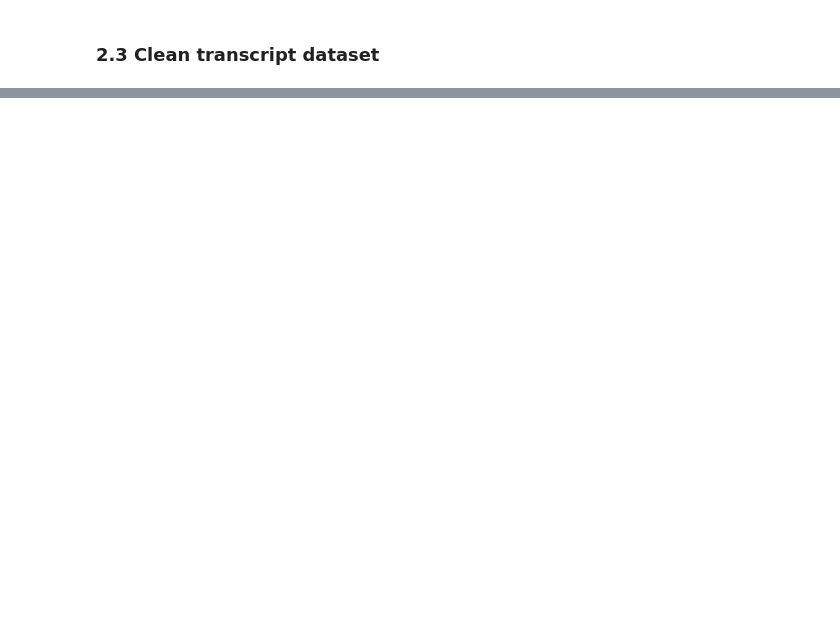
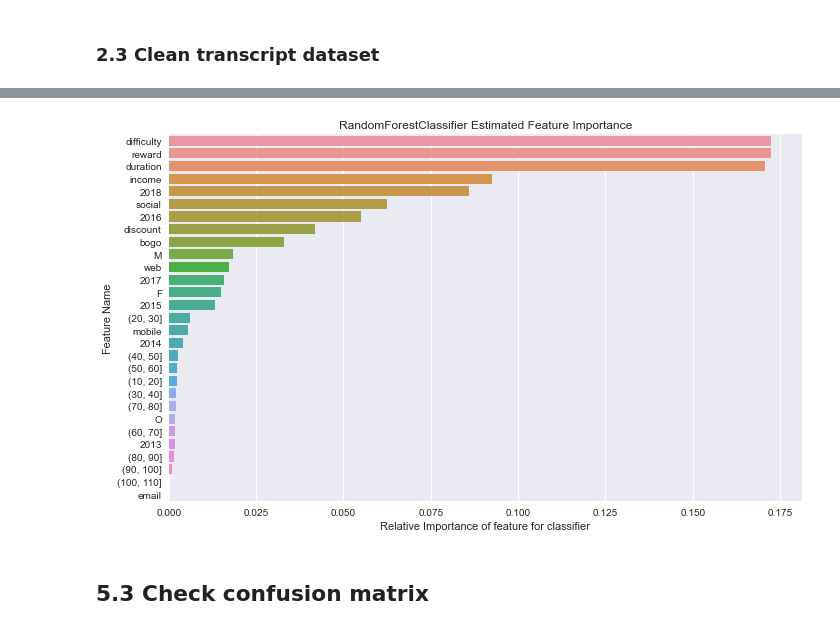
Before and after one commit to s0ap/Starbucks_Capstone_Project, a Jupyter notebook: Starbucks_Capstone_notebook.ipynb, the cells around one changed output, grey strips where cells are left out. Saved outputs shown, nothing was run; the diff lists cells and outputs as text; code cells hidden in the pictures; blank space fills up the shorter version.

```diff
--- a/Starbucks_Capstone_notebook.ipynb
+++ b/Starbucks_Capstone_notebook.ipynb
@@ -465,0 +1223,6 @@ effective_offer_labeled_dataset.to_pickle('effective_offer_labeled_dataset.pkl')
+# %%
+evaluate_feature_importance(rf_random)
+# %% [output]
+[figure, added]
+# %% [markdown]
+## 5.3 Check confusion matrix
```
Also changed, not shown: parts of 98 cells of this notebook, 15 other files.
